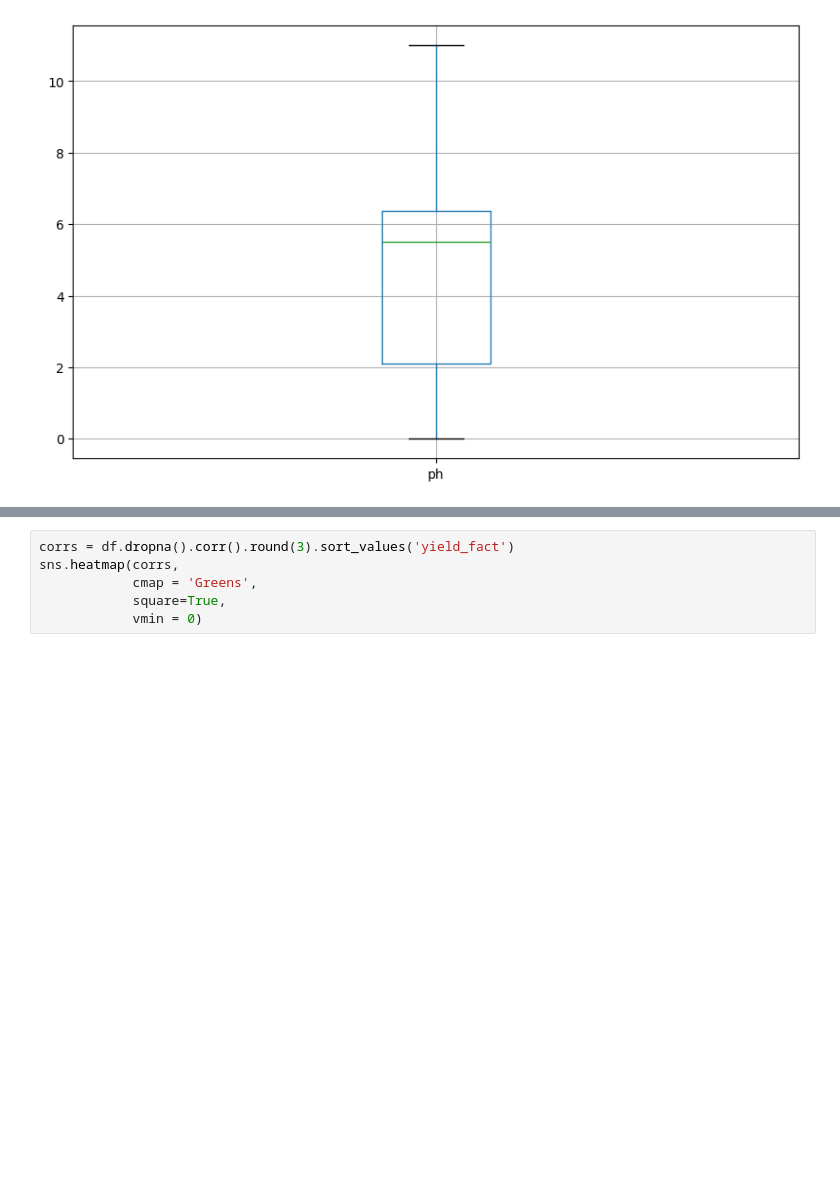
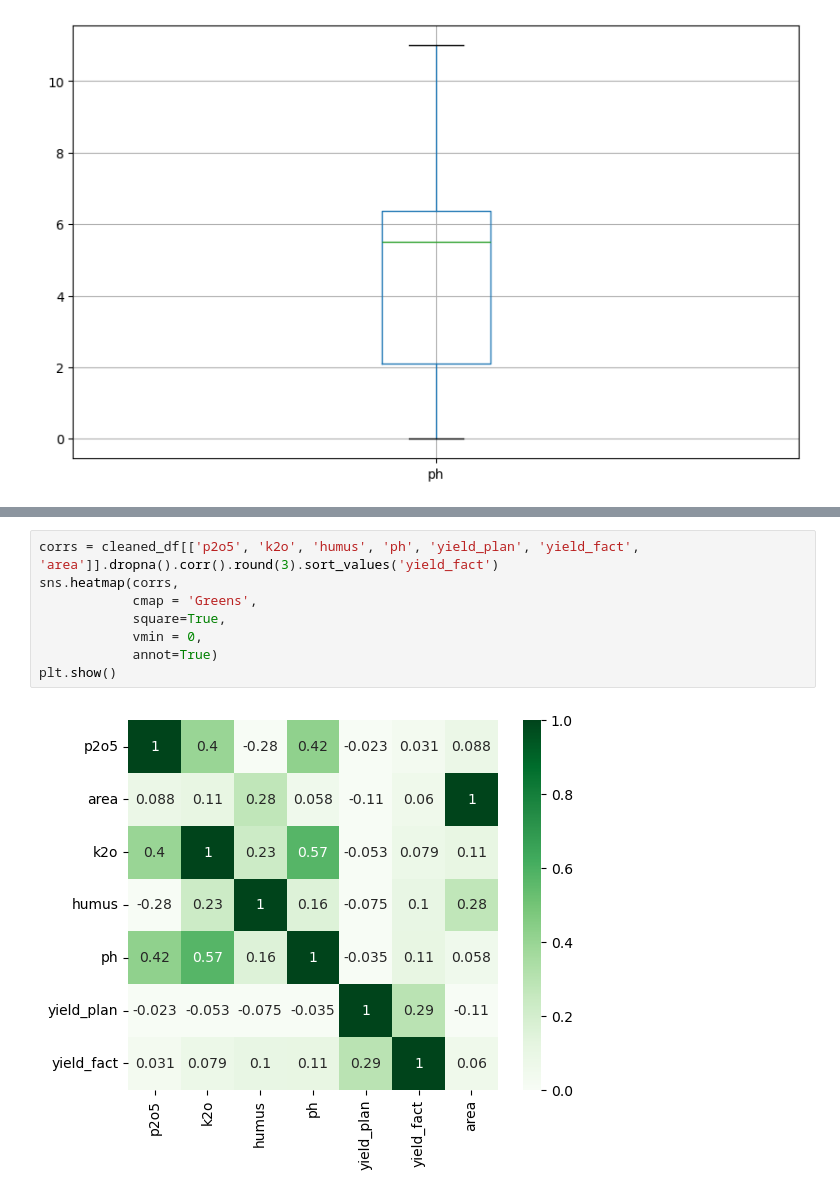
Before and after one commit to VladSunny/DANO_EKONIVA, a Jupyter notebook: notebooks/searchForHypotheses.ipynb, the cells around one changed output, grey strips where cells are left out. Saved outputs shown, nothing was run; the diff lists cells and outputs as text; blank space fills up the shorter version.

```diff
--- a/notebooks/searchForHypotheses.ipynb
+++ b/notebooks/searchForHypotheses.ipynb
@@ -133,6 +151,10 @@ AttributeError: module 'matplotlib.cm' has no attribute 'register_cmap'
 # %%
-corrs = df.dropna().corr().round(3).sort_values('yield_fact')
+corrs = cleaned_df[['p2o5', 'k2o', 'humus', 'ph', 'yield_plan', 'yield_fact', 'area']].dropna().corr().round(3).sort_values('yield_fact')
 sns.heatmap(corrs,
             cmap = 'Greens',
             square=True,
-            vmin = 0)
+            vmin = 0,
+            annot=True)
+plt.show()
+# %% [output]
+[figure, added]
```
Also changed, not shown: parts of 3 cells of this notebook.
